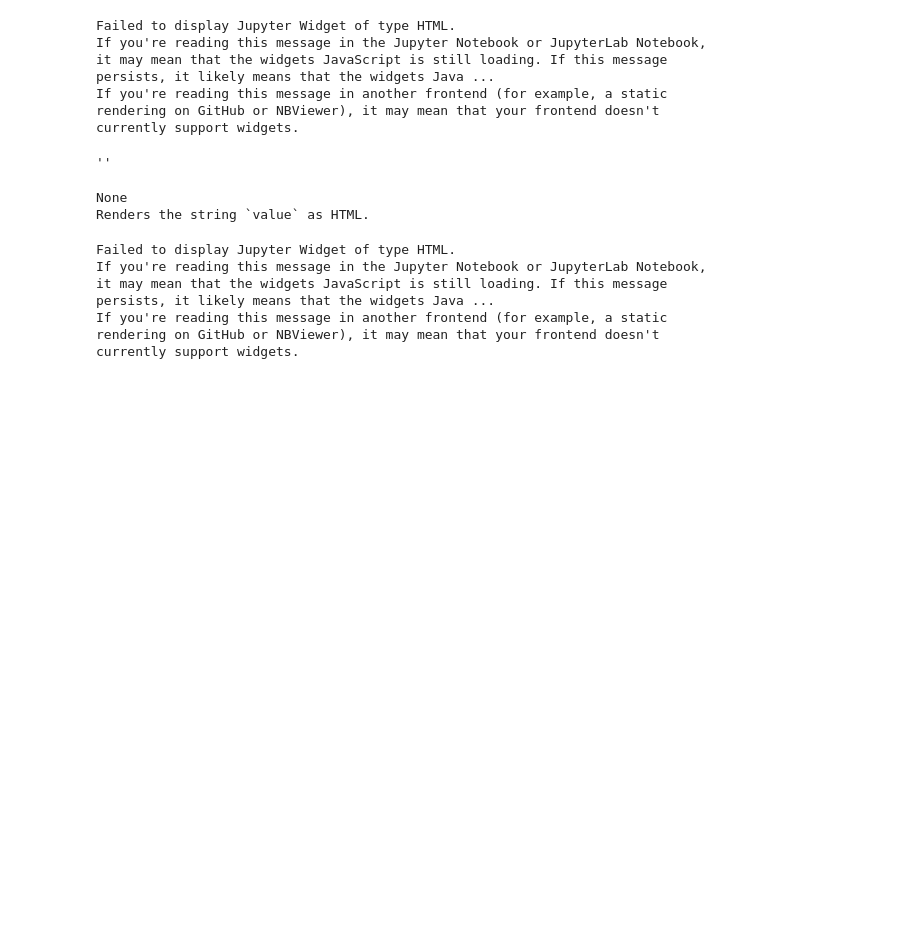
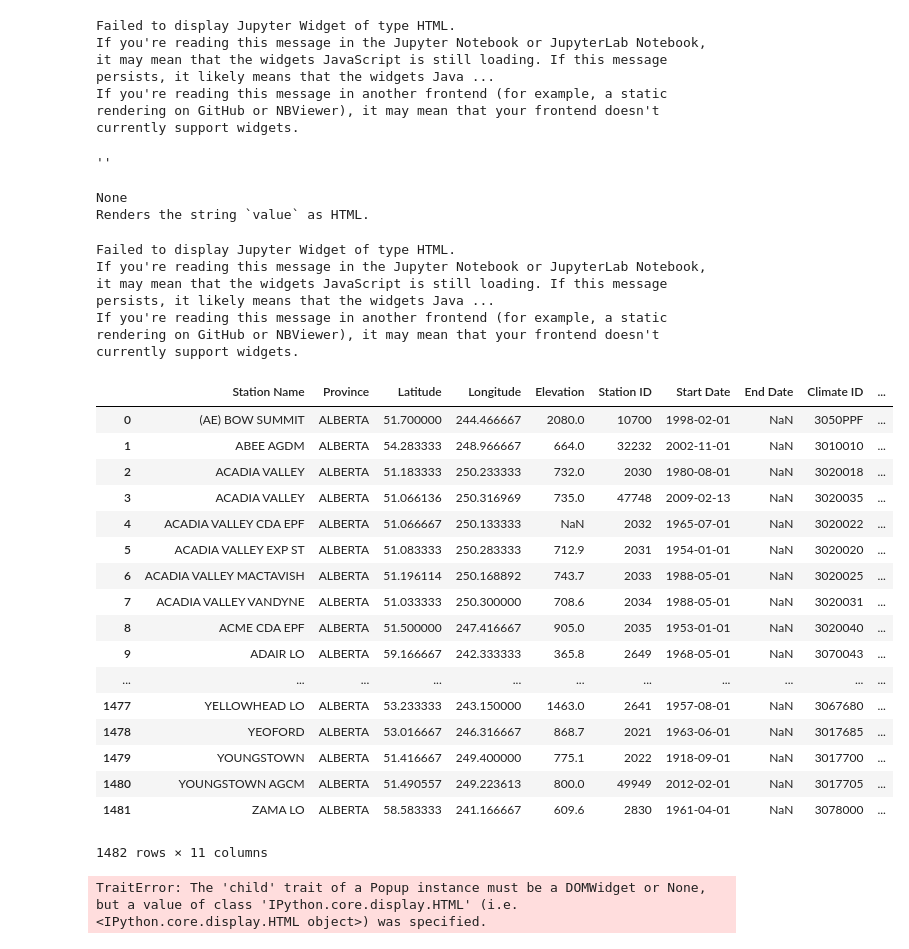
Before and after one commit to ULeth-Math-CS/Callysto, a Jupyter notebook: Zach/Wind Turbines/testing.ipynb, the cells around one changed output. Cells and saved outputs as stored; diff of their text form; code cells hidden in the pictures; blank space fills up the shorter version.

```diff
--- a/Zach/Wind Turbines/testing.ipynb
+++ b/Zach/Wind Turbines/testing.ipynb
@@ -501,3 +501,28 @@ HTML_STR='''<!DOCTYPE html>
 </html>'''
 
 HTML_BUTTON='''<button '''
+# %%
+import pandas as pd
+
+c = pd.read_csv('alberta_stations_data.csv')
+# %%
+c
+# %% [output]
+|  | Station Name | Province | Latitude | Longitude | Elevation | Station ID | Start Date | End Date | Climate ID | ... |
+| 0 | (AE) BOW SUMMIT | ALBERTA | 51.700000 | 244.466667 | 2080.0 | 10700 | 1998-02-01 | NaN | 3050PPF | ... |
+| 1 | ABEE AGDM | ALBERTA | 54.283333 | 248.966667 | 664.0 | 32232 | 2002-11-01 | NaN | 3010010 | ... |
+| 2 | ACADIA VALLEY | ALBERTA | 51.183333 | 250.233333 | 732.0 | 2030 | 1980-08-01 | NaN | 3020018 | ... |
+| 3 | ACADIA VALLEY | ALBERTA | 51.066136 | 250.316969 | 735.0 | 47748 | 2009-02-13 | NaN | 3020035 | ... |
+| 4 | ACADIA VALLEY CDA EPF | ALBERTA | 51.066667 | 250.133333 | NaN | 2032 | 1965-07-01 | NaN | 3020022 | ... |
+| 5 | ACADIA VALLEY EXP ST | ALBERTA | 51.083333 | 250.283333 | 712.9 | 2031 | 1954-01-01 | NaN | 3020020 | ... |
+| 6 | ACADIA VALLEY MACTAVISH | ALBERTA | 51.196114 | 250.168892 | 743.7 | 2033 | 1988-05-01 | NaN | 3020025 | ... |
+| 7 | ACADIA VALLEY VANDYNE | ALBERTA | 51.033333 | 250.300000 | 708.6 | 2034 | 1988-05-01 | NaN | 3020031 | ... |
+| 8 | ACME CDA EPF | ALBERTA | 51.500000 | 247.416667 | 905.0 | 2035 | 1953-01-01 | NaN | 3020040 | ... |
+| 9 | ADAIR LO | ALBERTA | 59.166667 | 242.333333 | 365.8 | 2649 | 1968-05-01 | NaN | 3070043 | ... |
+| ... | ... | ... | ... | ... | ... | ... | ... | ... | ... | ... |
+| 1477 | YELLOWHEAD LO | ALBERTA | 53.233333 | 243.150000 | 1463.0 | 2641 | 1957-08-01 | NaN | 3067680 | ... |
+| 1478 | YEOFORD | ALBERTA | 53.016667 | 246.316667 | 868.7 | 2021 | 1963-06-01 | NaN | 3017685 | ... |
+| 1479 | YOUNGSTOWN | ALBERTA | 51.416667 | 249.400000 | 775.1 | 2022 | 1918-09-01 | NaN | 3017700 | ... |
+| 1480 | YOUNGSTOWN AGCM | ALBERTA | 51.490557 | 249.223613 | 800.0 | 49949 | 2012-02-01 | NaN | 3017705 | ... |
+| 1481 | ZAMA LO | ALBERTA | 58.583333 | 241.166667 | 609.6 | 2830 | 1961-04-01 | NaN | 3078000 | ... |
+1482 rows × 11 columns
@@ -503,0 +538,35 @@ HTML_BUTTON='''<button '''
+# %%
+from IPython.display import HTML
+
+from ipyleaflet import Map, Marker, Popup
+
+center = (52.204793, 360.121558)
+
+m = Map(center=center, zoom=9, close_popup_on_click=False)
+
+marker = Marker(location=(52.1, 359.9))
+m.add_layer(marker)
+
+message1 = HTML()
+message2 = HTML()
+message1.value = "Try clicking the marker!"
+message2.value = "Hello <b>World</b>"
+message2.placeholder = "Some HTML"
+message2.description = "Some HTML"
+
+# Popup with a given location on the map:
+popup = Popup(
+    location=center,
+    child=message1,
+    close_button=False,
+    auto_close=False,
+    close_on_escape_key=False
+)
+m.add_layer(popup)
+
+# Popup associated to a layer
+marker.popup = message2
+
+m
+# %% [output]
+TraitError: The 'child' trait of a Popup instance must be a DOMWidget or None, but a value of class 'IPython.core.display.HTML' (i.e. <IPython.core.display.HTML object>) was specified.
```
Also changed, not shown: parts of 1 cell of this notebook, 5 other files.
